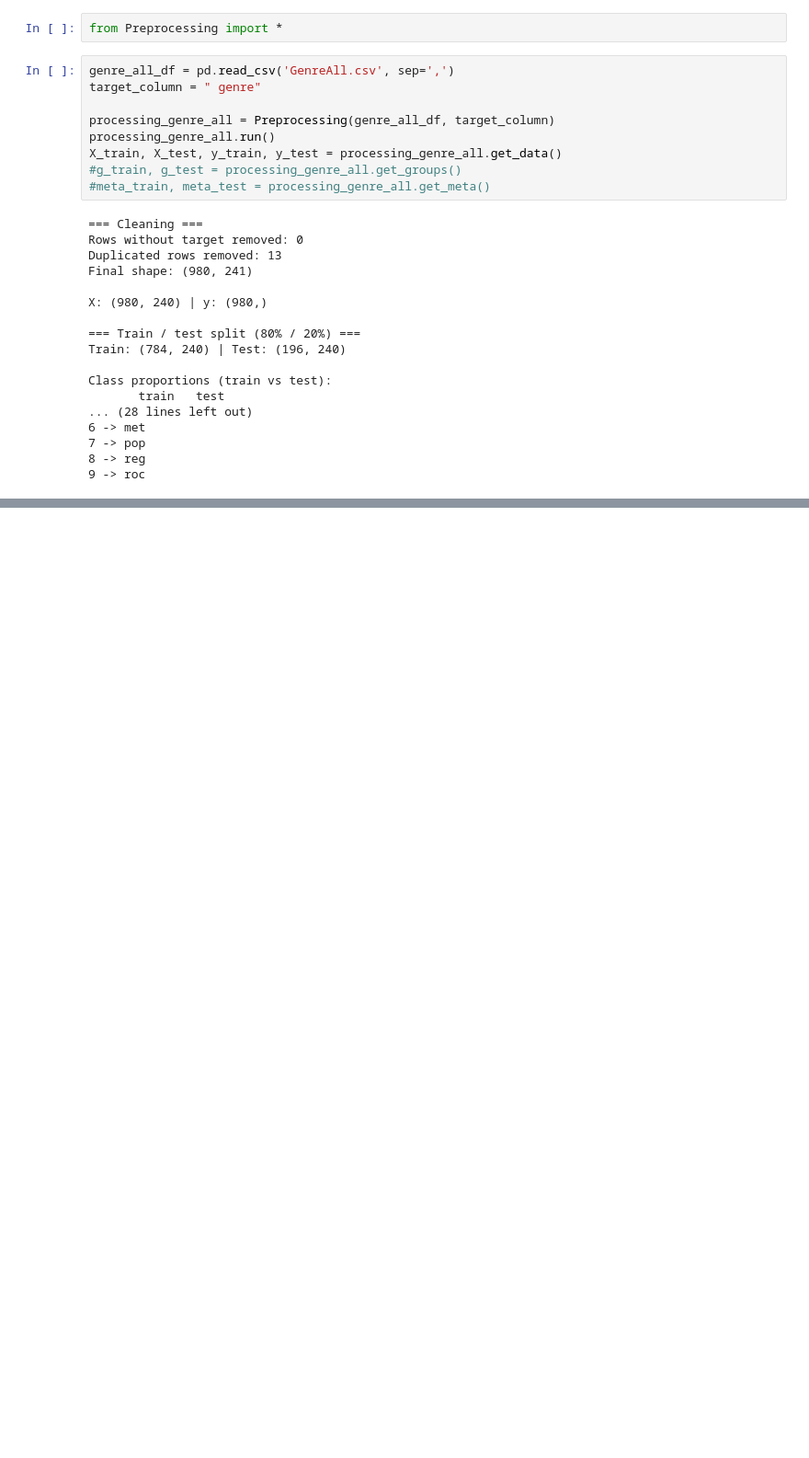
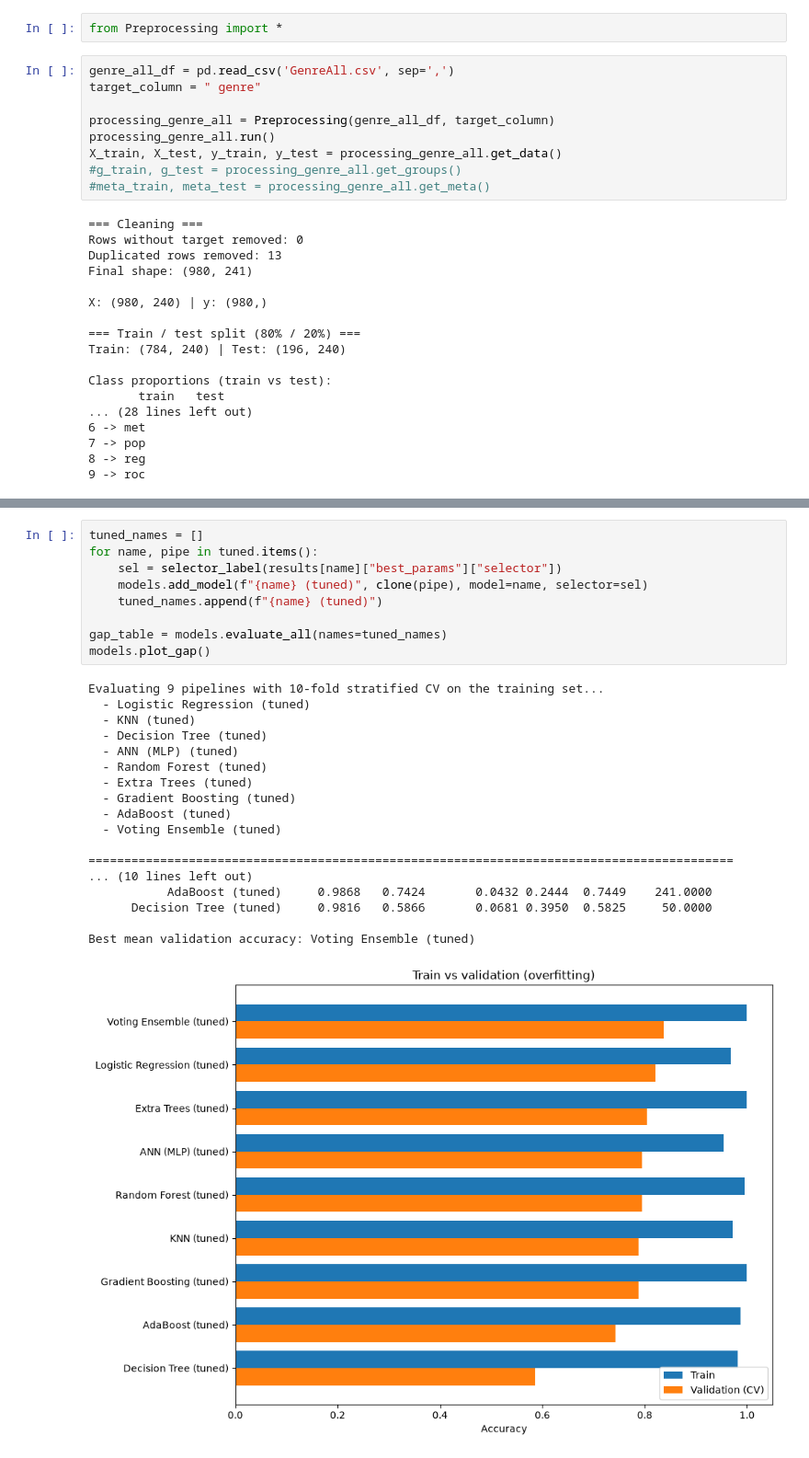
Before and after one commit to annacp04/music-genre-classification, a Jupyter notebook: task_1.ipynb, the cells around one changed output, grey strips where cells are left out. Shown at 92% size. Saved outputs shown, nothing was run; the diff lists cells and outputs as text; blank space fills up the shorter version.

Commit message:
finish final task1 results

```diff
--- a/task_1.ipynb
+++ b/task_1.ipynb
@@ -384,0 +400,28 @@ array([7, 3, 0, 9, 2, 0, 7, 9, 4, 9, 5, 5, 2, 4, 0, 3, 2, 7, 6, 9, 7, 3,
+# %%
+tuned_names = []
+for name, pipe in tuned.items():
+    sel = selector_label(results[name]["best_params"]["selector"])
+    models.add_model(f"{name} (tuned)", clone(pipe), model=name, selector=sel)
+    tuned_names.append(f"{name} (tuned)")
+
+gap_table = models.evaluate_all(names=tuned_names)
+models.plot_gap()
+# %% [output]
+Evaluating 9 pipelines with 10-fold stratified CV on the training set...
+  - Logistic Regression (tuned)
+  - KNN (tuned)
+  - Decision Tree (tuned)
+  - ANN (MLP) (tuned)
+  - Random Forest (tuned)
+  - Extra Trees (tuned)
+  - Gradient Boosting (tuned)
+  - AdaBoost (tuned)
+  - Voting Ensemble (tuned)
+
+==========================================================================================
+... (10 lines left out)
+           AdaBoost (tuned)     0.9868   0.7424       0.0432 0.2444  0.7449    241.0000
+      Decision Tree (tuned)     0.9816   0.5866       0.0681 0.3950  0.5825     50.0000
+
+Best mean validation accuracy: Voting Ensemble (tuned)
+[figure, added]
```
Also changed, not shown: parts of 10 cells of this notebook, 21 other files.
